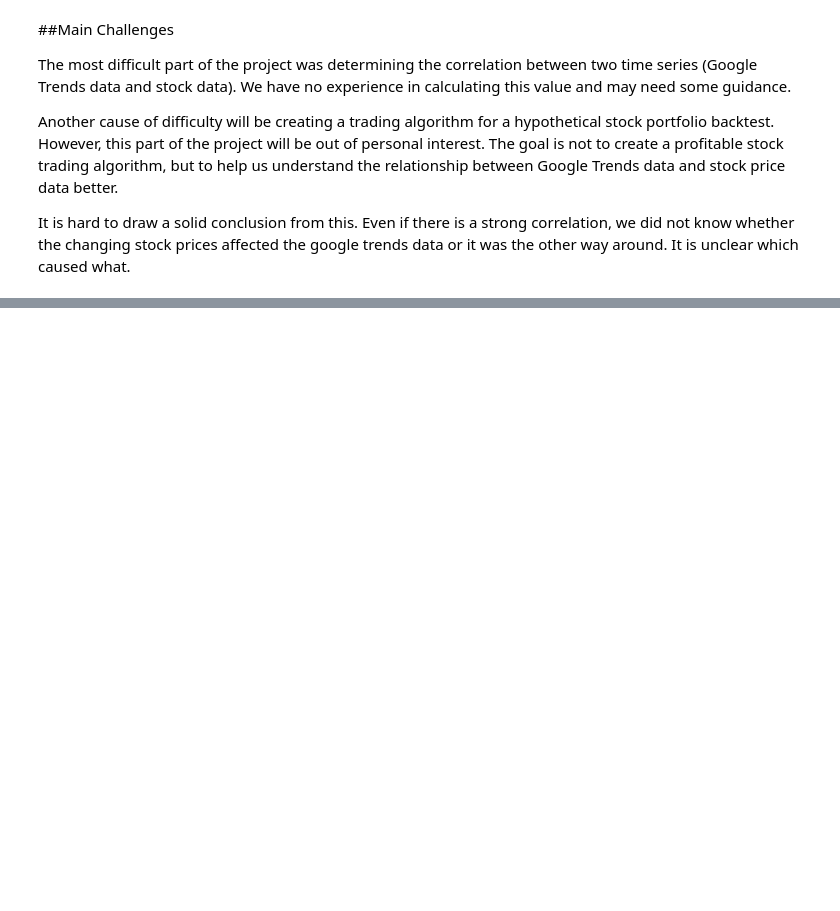
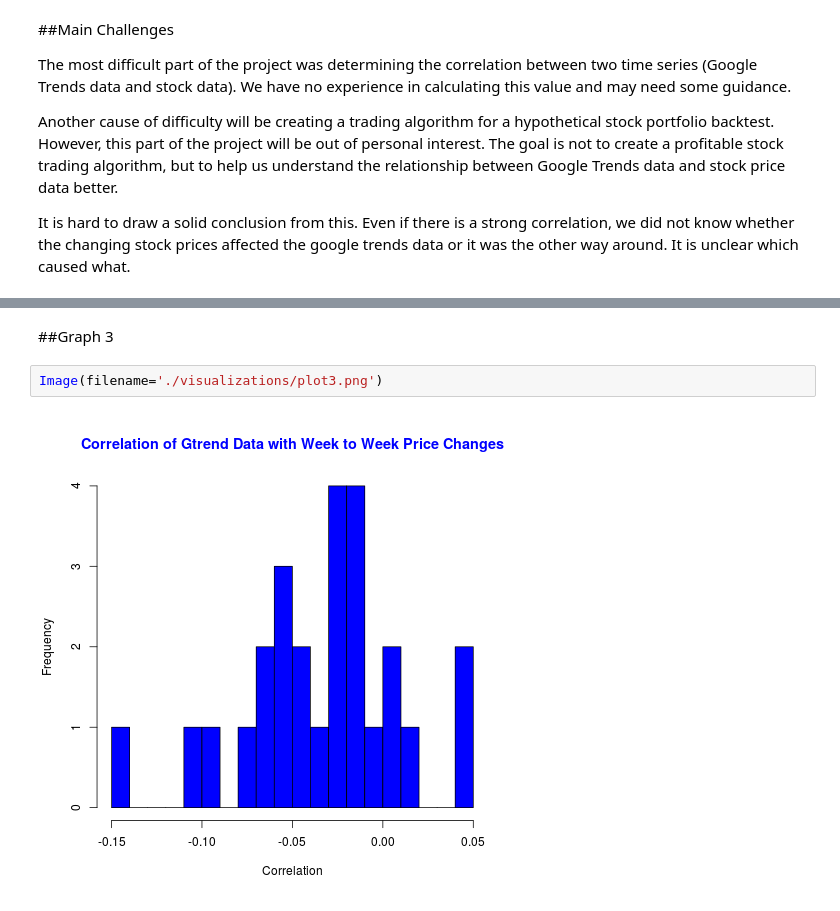
Before and after one commit to jodreen/data-analysis-template, a Jupyter notebook: notebooks/NB4_project_report.ipynb, the cells around one changed output, grey strips where cells are left out. Cells and saved outputs as stored; diff of their text form; blank space fills up the shorter version.

```diff
--- a/notebooks/NB4_project_report.ipynb
+++ b/notebooks/NB4_project_report.ipynb
@@ -195,0 +204,6 @@ Image(filename='visualizations/test.png')
+# %% [markdown]
+##Graph 3
+# %%
+Image(filename='./visualizations/plot3.png')
+# %% [output]
+[figure, added]
```
Also changed, not shown: parts of 38 cells of this notebook.
